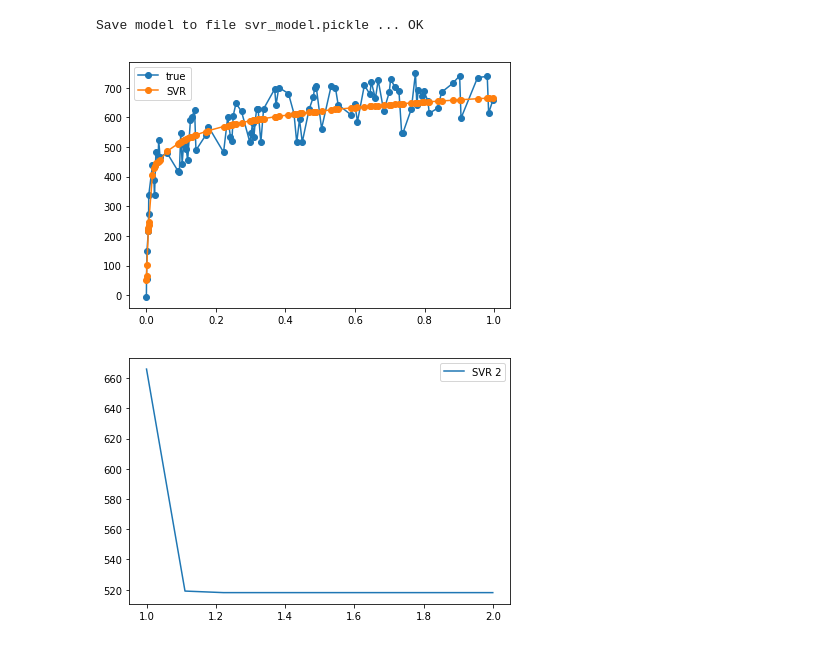
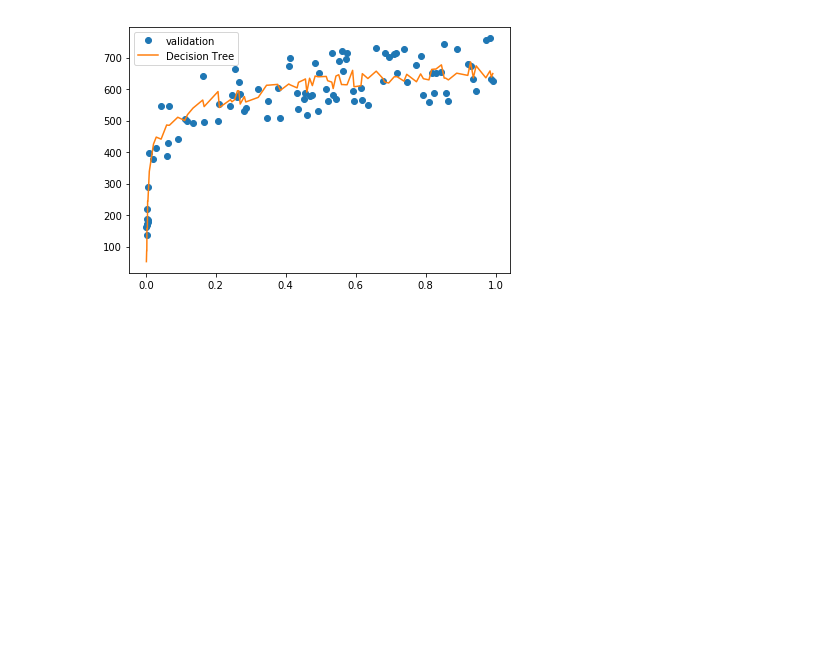
Before and after one commit to nmtuan97/ml_learning, a Jupyter notebook: rbf_model.ipynb, the cells around one changed output. Saved outputs shown, nothing was run; the diff lists cells and outputs as text; code cells hidden in the pictures; blank space fills up the shorter version.

```diff
--- a/rbf_model.ipynb
+++ b/rbf_model.ipynb
@@ -394,14 +398,14 @@ history1 = model.fit(X_train, y_train, epochs=2000, batch_size=8)
 # plt.show()
 # %%
 # train model using svr method
-r2_ = 0.9
+r2_ = 0.98
 r2_train_ = 0.0
 r2_test_ = 0.0
 max_ = 0
 while r2_test_ < float(r2_):
     X_train,X_test,y_train,y_test = train_test_split(X,y,test_size = 0.33)
 
-    svr_model = SVR(kernel = 'rbf', C=10000, gamma=500)
+    svr_model = SVR(kernel = 'rbf', C=100000, gamma=500)
     svr_model.fit(X_train, y_train)
 
     y_train_predicted_svr_ = svr_model.predict(X_train)
@@ -437,0 +446,17 @@ MAE of test is 4.40579792868165
+# %%
+# svr_model_ = f"svr_model.pickle"
+# print(f"Save model to file {svr_model_} ... ", end="")
+# pickle.dump(svr_model, open(svr_model_, "wb"))
+# print("OK")
+
+X_train,X_test,y_train,y_test = train_test_split(X,y,test_size = 0.33)
+
+X_test = np.sort(X_test, axis=0)
+
+y_pred_2 = svr_model.predict(X_test)
+
+plt.plot(X_test, y_test, 'o', label='true')
+plt.plot(X_test, y_pred_2, '-', label='SVR')
+plt.legend()
+plt.tight_layout()
+plt.show()
@@ -438,32 +515,21 @@ MAE of test is 4.40579792868165
 # %%
-svr_model_ = f"svr_model.pickle"
-print(f"Save model to file {svr_model_} ... ", end="")
-pickle.dump(svr_model, open(svr_model_, "wb"))
-print("OK")
+# dt_model_ = f"dt_model.pickle"
+# print(f"Save model to file {dt_model_} ... ", end="")
+# pickle.dump(dt_reg, open(dt_model_, "wb"))
+# print("OK")
 
 X_train,X_test,y_train,y_test = train_test_split(X,y,test_size = 0.33)
 noise = np.random.uniform(-100, 100, len(y_test)).reshape(len(y_test),1)
 
 X_test = np.sort(X_test, axis=0)
 y_test = np.sort(y_test, axis=0) + noise
 
-x_test_0 = np.linspace(1,2,10)
-x_test_0 = x_test_0.reshape(len(x_test_0),1)
+y_pred_3 = dt_reg.predict(X_test)
 
-y_pred_2 = svr_model.predict(X_test)
-y_pred_0 = svr_model.predict(x_test_0)
-
-plt.plot(X_test, y_test, '-o', label='true')
-plt.plot(X_test, y_pred_2, '-o', label='SVR')
+plt.plot(X_test, y_test, 'o', label='validation')
+plt.plot(X_test, y_pred_3, '-', label='Decision Tree')
 plt.legend()
 plt.tight_layout()
 plt.show()
-
-plt.plot(x_test_0, y_pred_0, '-', label='SVR 2')
-plt.legend()
-plt.tight_layout()
-plt.show()
 # %% [output]
-Save model to file svr_model.pickle ... OK
-[figure, old version]
+[figure, new version]
-[figure, removed]
```
Also changed, not shown: parts of 9 cells of this notebook, 7 other files.
